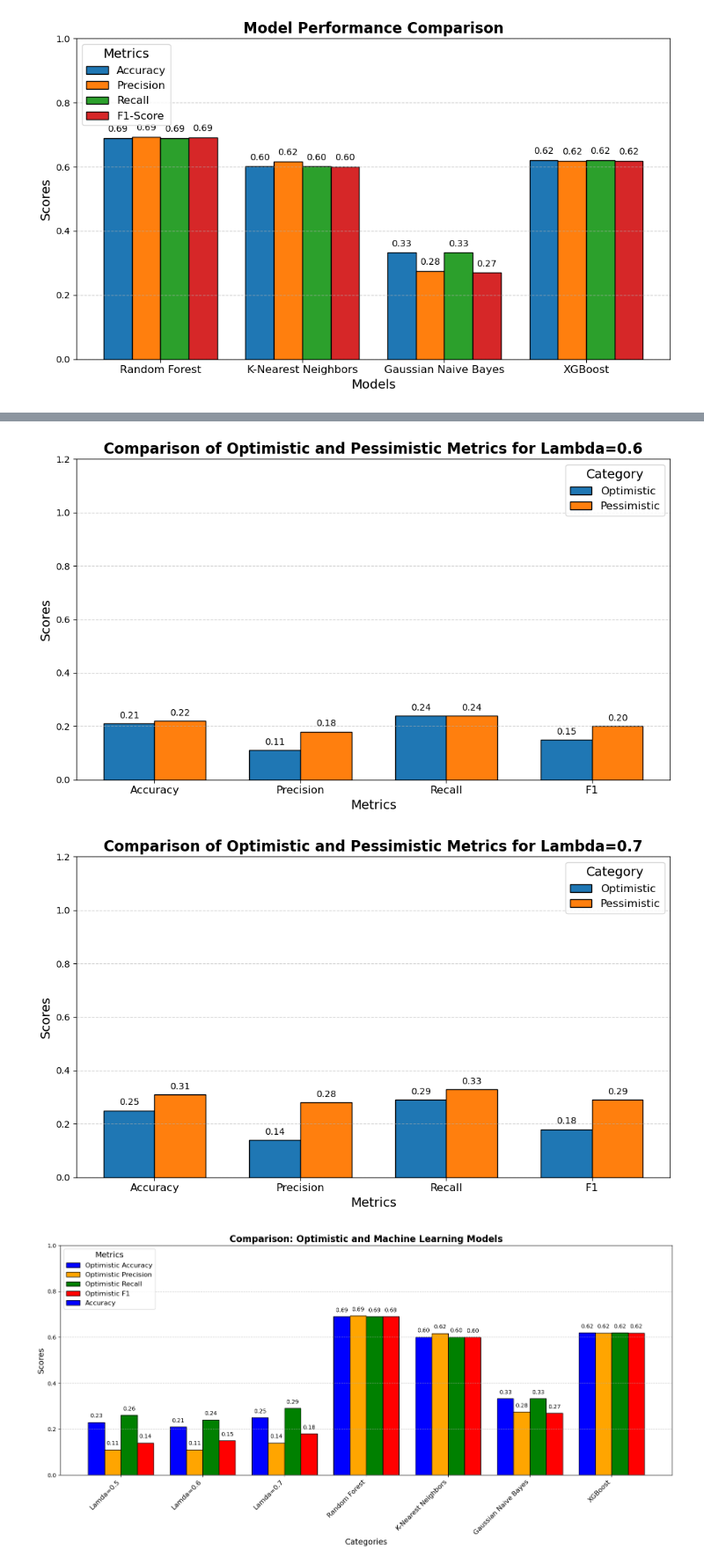
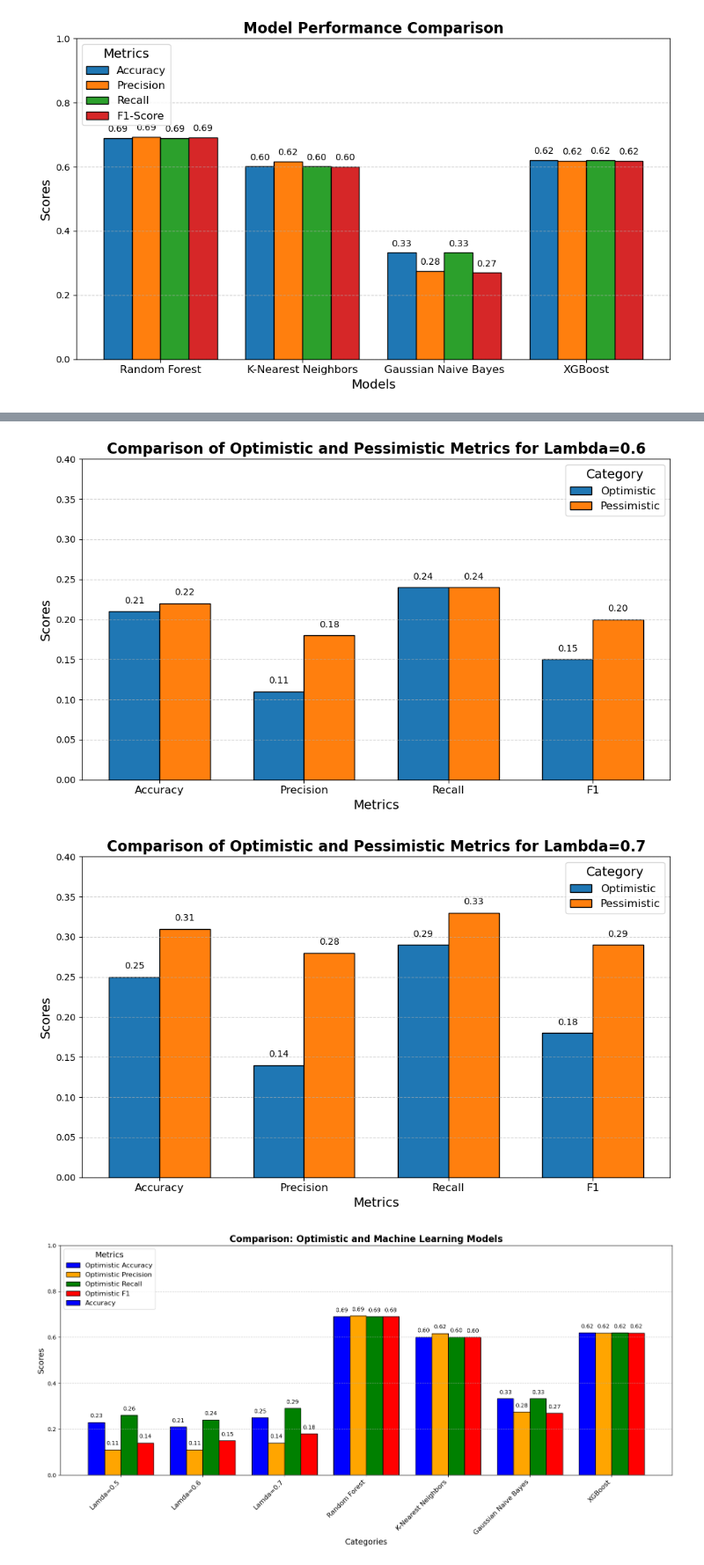
Before and after one commit to zhuangxianyun/Decision_modelling_project, a Jupyter notebook: Decision Models/dm_ml_model.ipynb, the cells around one changed output, grey strips where cells are left out. Shown at 88% size. Saved outputs shown, nothing was run; the diff lists cells and outputs as text; code cells hidden in the pictures.

Commit message:
Edit Visualization y scale

```diff
--- a/Decision Models/dm_ml_model.ipynb
+++ b/Decision Models/dm_ml_model.ipynb
@@ -164,6 +164,10 @@ plt.show()
 # %% [output]
 [figure]
 # %%
+import pandas as pd
+import matplotlib.pyplot as plt
+import numpy as np
+
 lambda_data = {
     "Lambda": ["Lambda=0.5", "Lambda=0.6", "Lambda=0.7"],
     "Optimistic_Accuracy": [0.23, 0.21, 0.25],
@@ -198,14 +202,14 @@ for i, lambda_cat in enumerate(lambda_df["Lambda"]):
     ax.set_title(f"Comparison of Optimistic and Pessimistic Metrics for {lambda_cat}", fontsize=16, fontweight="bold")
     ax.set_xticks(x)
     ax.set_xticklabels(metrics, fontsize=12)
-    ax.set_ylim(0, 1.2)
+    ax.set_ylim(0, 0.4)
     ax.legend(title="Category", fontsize=12, title_fontsize=14)
     ax.grid(axis="y", linestyle="--", alpha=0.6)
 
     for bar in bars1:
-        ax.text(bar.get_x() + bar.get_width() / 2, bar.get_height() + 0.02, f"{bar.get_height():.2f}", ha="center", fontsize=10)
+        ax.text(bar.get_x() + bar.get_width() / 2, bar.get_height() + 0.01, f"{bar.get_height():.2f}", ha="center", fontsize=10)
     for bar in bars2:
-        ax.text(bar.get_x() + bar.get_width() / 2, bar.get_height() + 0.02, f"{bar.get_height():.2f}", ha="center", fontsize=10)
+        ax.text(bar.get_x() + bar.get_width() / 2, bar.get_height() + 0.01, f"{bar.get_height():.2f}", ha="center", fontsize=10)
 
     plt.tight_layout()
     plt.show()
@@ -214,5 +218,5 @@ for i, lambda_cat in enumerate(lambda_df["Lambda"]):
-[figure, old version]
+[figure, new version]
-[figure, old version]
+[figure, new version]
 # %%
 lambda_data = {
     "Lambda": ["Lamda=0.5", "Lamda=0.6", "Lamda=0.7"],
```
Also changed, not shown: parts of 1 cell of this notebook.
